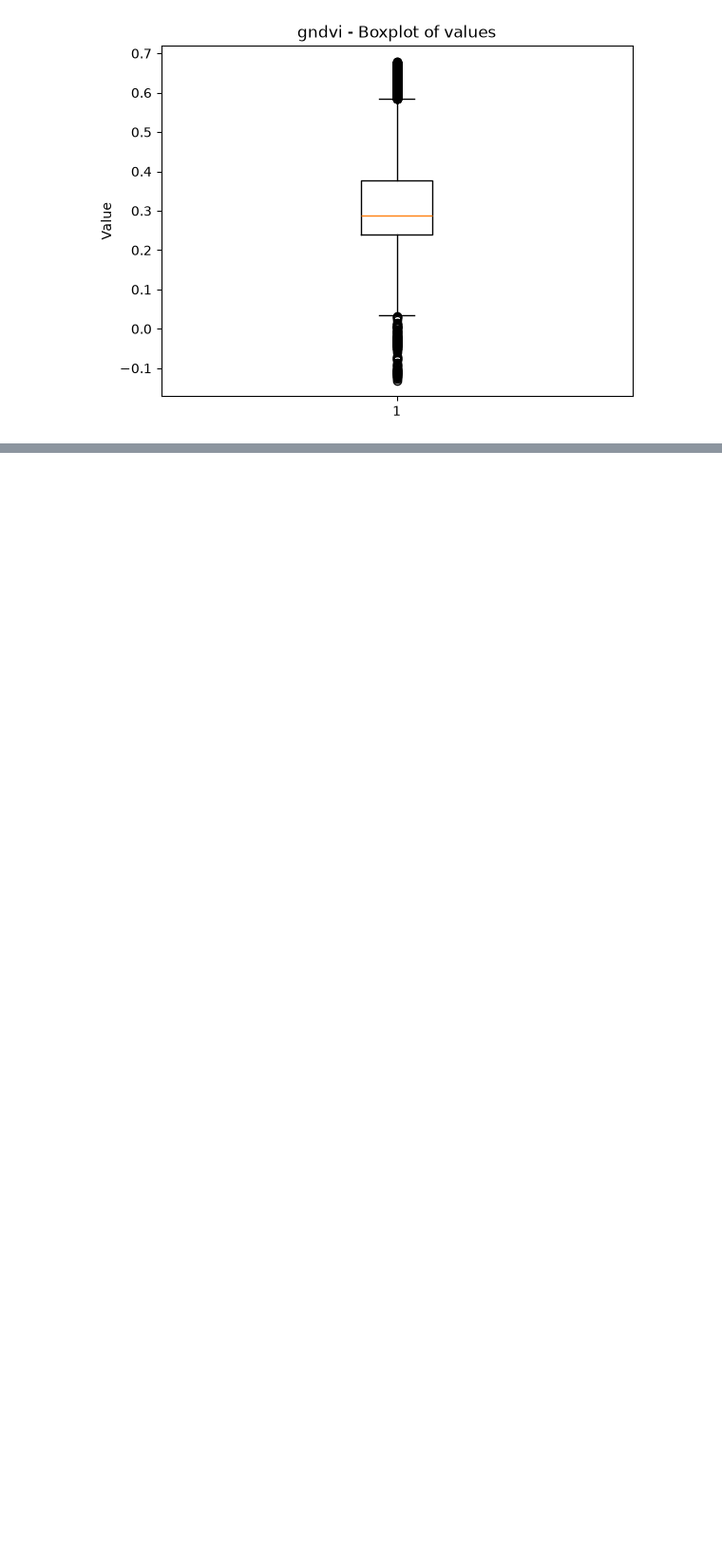
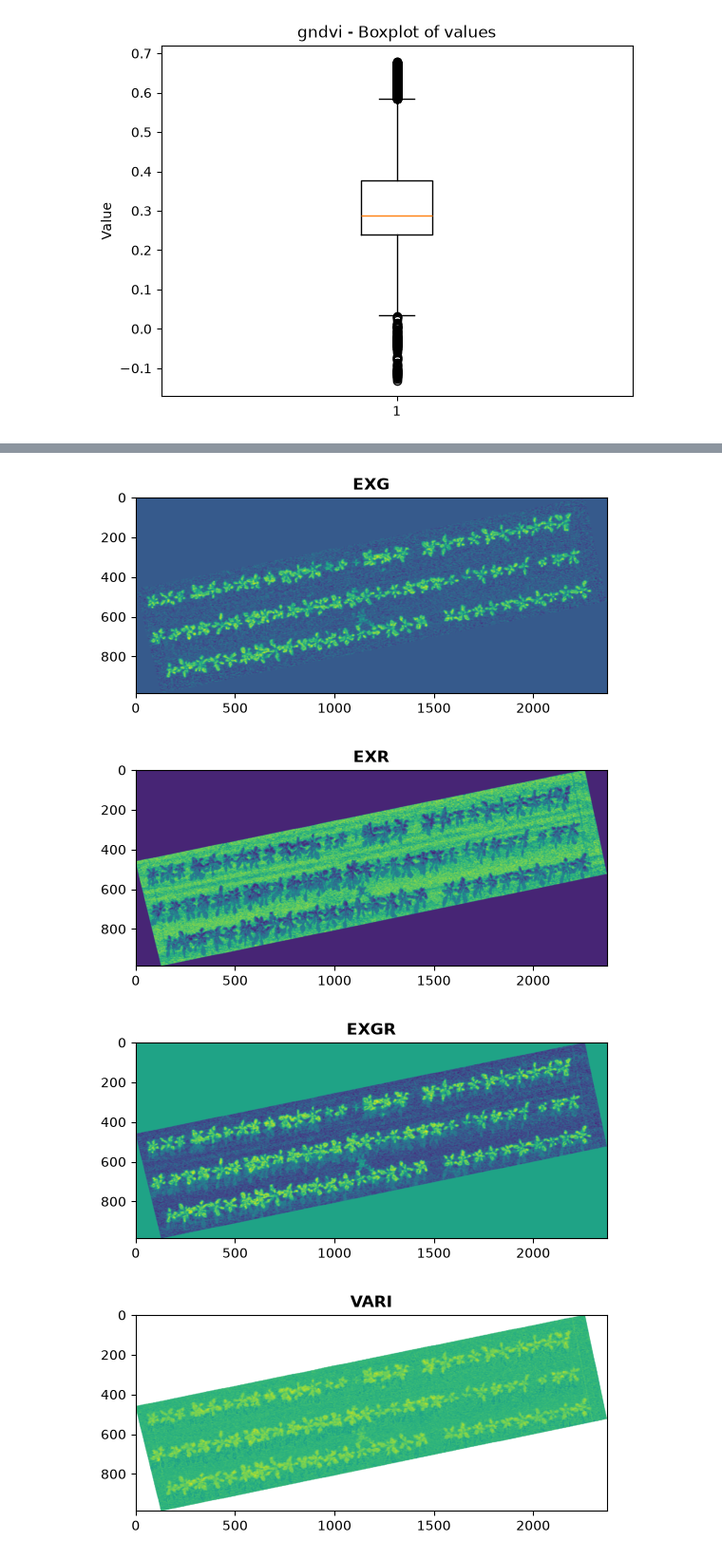
Before and after one commit to Aurelien-Peter/OpenCropPhenotyping, a Jupyter notebook: notebooks/02_compute_indices.ipynb, the cells around one changed output, grey strips where cells are left out. Shown at 95% size. Drawn from its saved outputs; the diff is of its cells as text; code cells hidden in the pictures; blank space fills up the shorter version.

```diff
--- a/notebooks/02_compute_indices.ipynb
+++ b/notebooks/02_compute_indices.ipynb
@@ -199,0 +202,33 @@ for index_name, image in indices.items():
+# %%
+# Load data
+
+dataset_segmentation_path = (
+    project_root
+    / "data"
+    / "raw"
+    / "toy_datasets"
+    / "toy_segmentation"
+    / "batch_single"
+    / "plot_103_DSC01167"
+    / "103_DSC01167.png"
+)
+
+red_band, green_band, blue_band = read_rgb_image(dataset_segmentation_path)
+# %%
+# Compute indexes for RGB image
+
+indexes = compute_indexes(
+    red_band=red_band,
+    green_band=green_band,
+    blue_band=blue_band
+    )
+# %%
+# Visualise and write the results for all indexes
+for name, image in indexes.items():
+    display_raster(image, title=name.upper())
+    write_raster_as_png(image, output_dir_processed / f"{name}.png")
+# %% [output]
+[figure, added]
+[figure, added]
+[figure, added]
+[figure, added]
```
Also changed, not shown: parts of 6 cells of this notebook, 12 other files.
